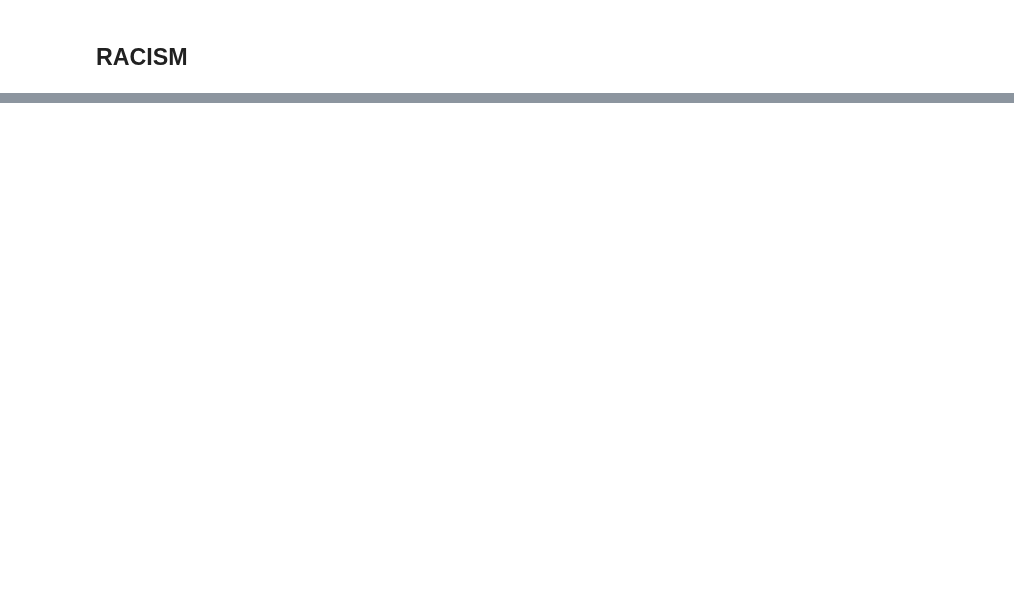
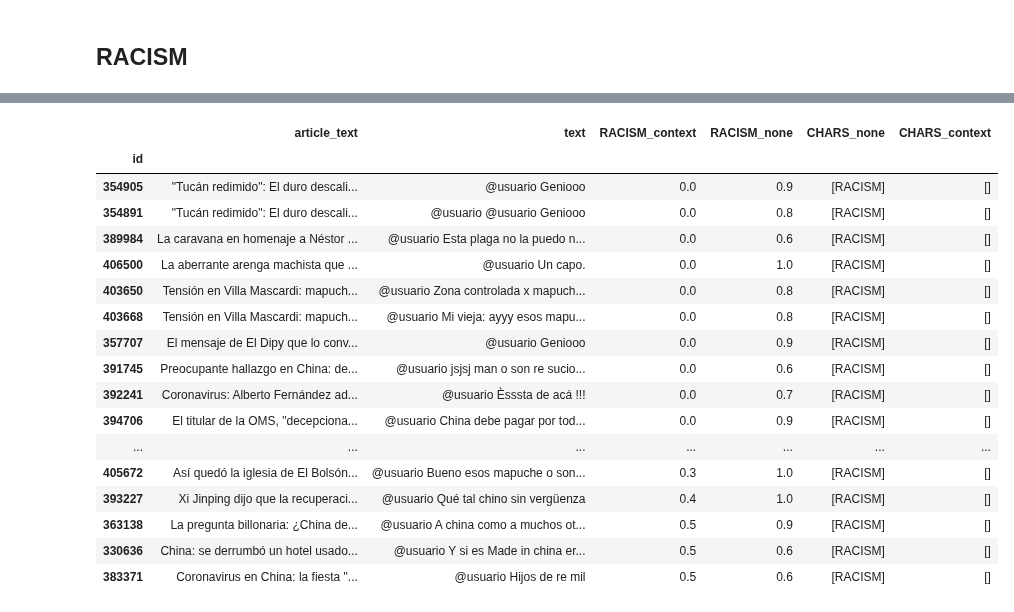
Before and after one commit to finiteautomata/contextualized-hatespeech-classification, a Jupyter notebook: notebooks/Context Analysis.ipynb, the cells around one changed output, grey strips where cells are left out. Saved outputs shown, nothing was run; the diff lists cells and outputs as text; code cells hidden in the pictures; blank space fills up the shorter version.

```diff
--- a/notebooks/Context Analysis.ipynb
+++ b/notebooks/Context Analysis.ipynb
@@ -223,0 +309,25 @@ df[df[cat] & df["HATEFUL_context"] & ~df["HATEFUL_none"] ].loc[:, ["article_text
+# %%
+cat = "RACISM"
+
+pd.options.display.max_rows = None
+pd.options.display.max_colwidth = 240
+df[~df["HATEFUL"] & (df[cat+"_none"] > 0.5) & ~df["HATEFUL_context"] ].loc[:, ["article_text", "text", cat+"_context", cat+"_none", "CHARS_none", "CHARS_context"]].sort_values("RACISM_context", ascending=True)
+# %% [output]
+|  | article_text | text | RACISM_context | RACISM_none | CHARS_none | CHARS_context |
+| id |  |  |  |  |  |  |
+| 354905 | "Tucán redimido": El duro descali... | @usuario Geniooo | 0.0 | 0.9 | [RACISM] | [] |
+| 354891 | "Tucán redimido": El duro descali... | @usuario @usuario Geniooo | 0.0 | 0.8 | [RACISM] | [] |
+| 389984 | La caravana en homenaje a Néstor ... | @usuario Esta plaga no la puedo n... | 0.0 | 0.6 | [RACISM] | [] |
+| 406500 | La aberrante arenga machista que ... | @usuario Un capo. | 0.0 | 1.0 | [RACISM] | [] |
+| 403650 | Tensión en Villa Mascardi: mapuch... | @usuario Zona controlada x mapuch... | 0.0 | 0.8 | [RACISM] | [] |
+| 403668 | Tensión en Villa Mascardi: mapuch... | @usuario Mi vieja: ayyy esos mapu... | 0.0 | 0.8 | [RACISM] | [] |
+| 357707 | El mensaje de El Dipy que lo conv... | @usuario Geniooo | 0.0 | 0.9 | [RACISM] | [] |
+| 391745 | Preocupante hallazgo en China: de... | @usuario jsjsj man o son re sucio... | 0.0 | 0.6 | [RACISM] | [] |
+| 392241 | Coronavirus: Alberto Fernández ad... | @usuario Èsssta de acá !!! | 0.0 | 0.7 | [RACISM] | [] |
+| 394706 | El titular de la OMS, "decepciona... | @usuario China debe pagar por tod... | 0.0 | 0.9 | [RACISM] | [] |
+| ... | ... | ... | ... | ... | ... | ... |
+| 405672 | Así quedó la iglesia de El Bolsón... | @usuario Bueno esos mapuche o son... | 0.3 | 1.0 | [RACISM] | [] |
+| 393227 | Xi Jinping dijo que la recuperaci... | @usuario Qué tal chino sin vergüenza | 0.4 | 1.0 | [RACISM] | [] |
+| 363138 | La pregunta billonaria: ¿China de... | @usuario A china como a muchos ot... | 0.5 | 0.9 | [RACISM] | [] |
+| 330636 | China: se derrumbó un hotel usado... | @usuario Y si es Made in china er... | 0.5 | 0.6 | [RACISM] | [] |
+| 383371 | Coronavirus en China: la fiesta "... | @usuario Hijos de re mil | 0.5 | 0.6 | [RACISM] | [] |
```
Also changed, not shown: parts of 8 cells of this notebook.
